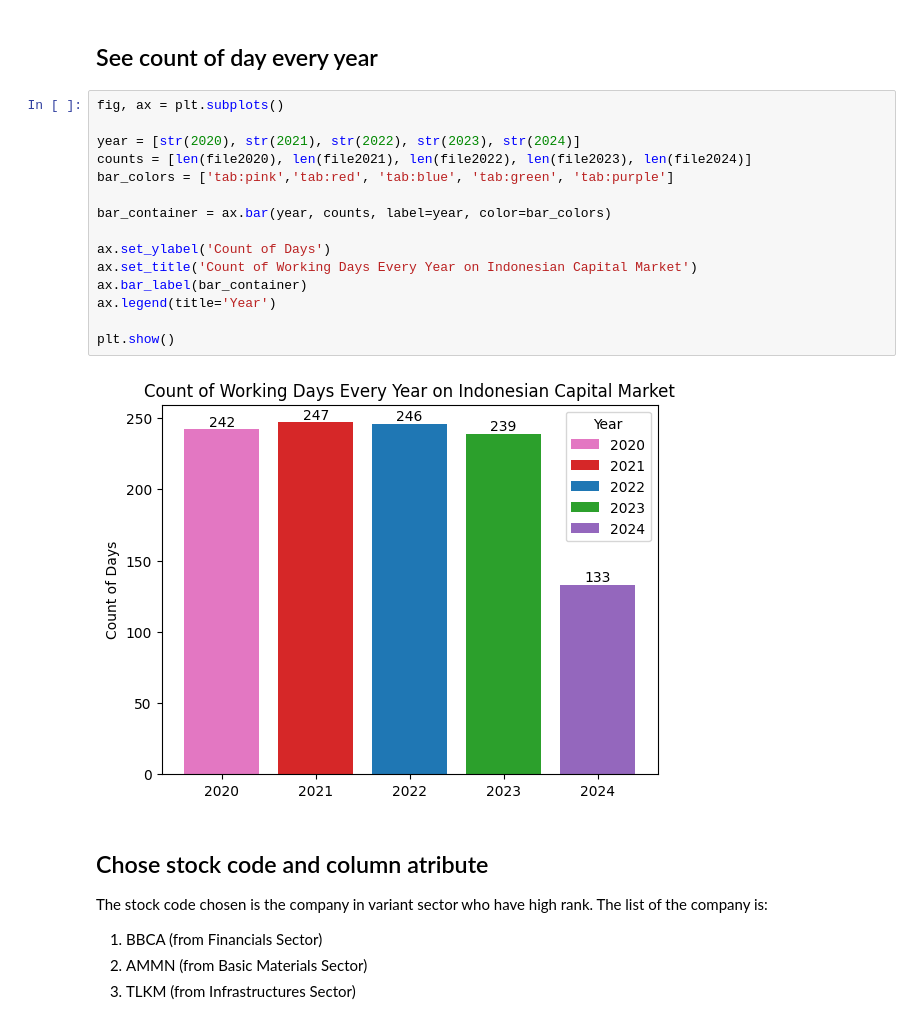
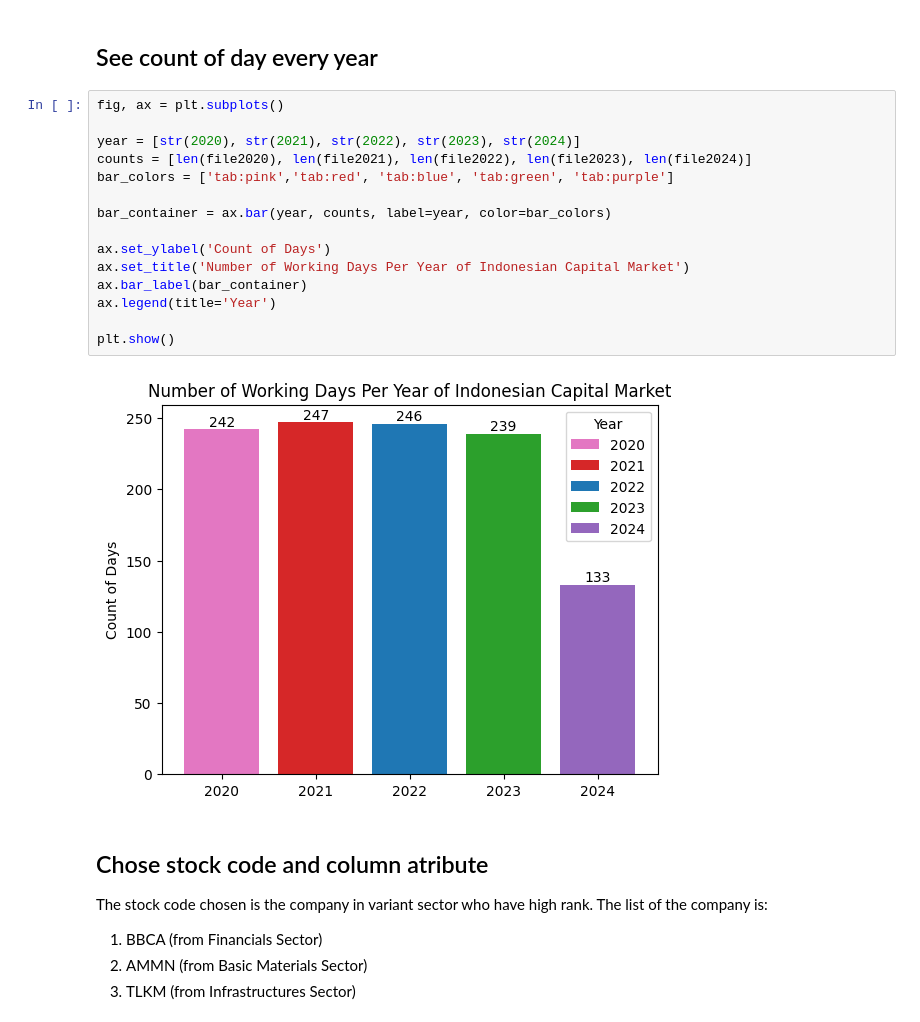
Before and after one commit to melikacandra/lstm_gru_rnn_price_predict, a Jupyter notebook: code_main/data_preparation.ipynb, the cells around one changed output. Cells and saved outputs as stored; diff of their text form.

Commit message:
ubah judul diagram batang

```diff
--- a/code_main/data_preparation.ipynb
+++ b/code_main/data_preparation.ipynb
@@ -119,20 +119,20 @@ Ringkasan Saham-20200102.xlsx - Ringkasan Saham-20201230.xlsx
 # %%
 fig, ax = plt.subplots()
 
 year = [str(2020), str(2021), str(2022), str(2023), str(2024)]
 counts = [len(file2020), len(file2021), len(file2022), len(file2023), len(file2024)]
 bar_colors = ['tab:pink','tab:red', 'tab:blue', 'tab:green', 'tab:purple']
 
 bar_container = ax.bar(year, counts, label=year, color=bar_colors)
 
 ax.set_ylabel('Count of Days')
-ax.set_title('Count of Working Days Every Year on Indonesian Capital Market')
+ax.set_title('Number of Working Days Per Year of Indonesian Capital Market')
 ax.bar_label(bar_container)
 ax.legend(title='Year')
 
 plt.show()
 # %% [output]
-[figure, old version]
+[figure, new version]
 # %% [markdown]
 ## Chose stock code and column atribute
 The stock code chosen is the company in variant sector who have high rank. The list of the company is:
```
Also changed, not shown: parts of 1 cell of this notebook.
